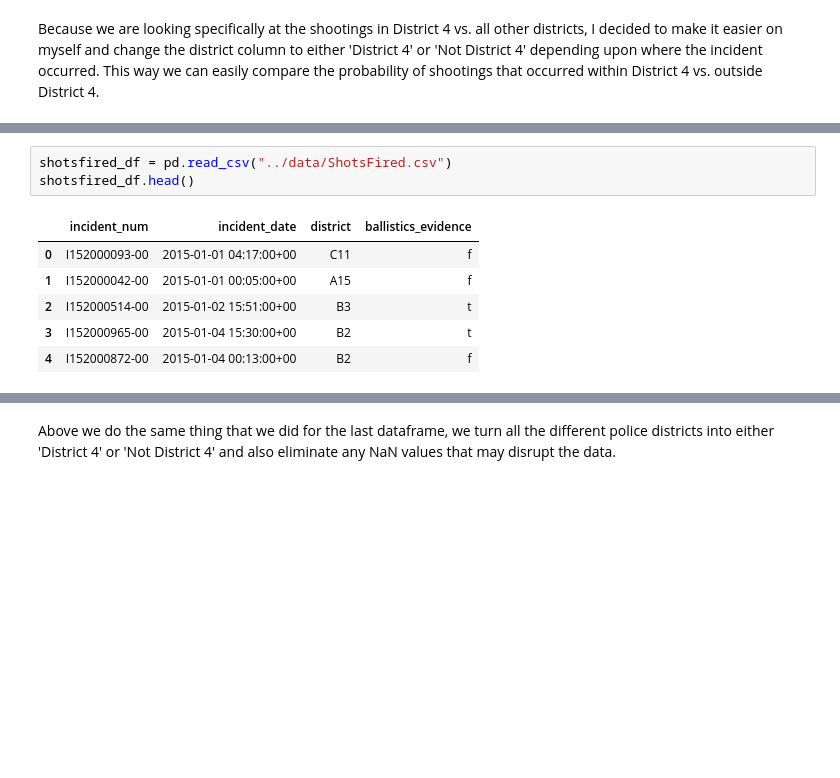
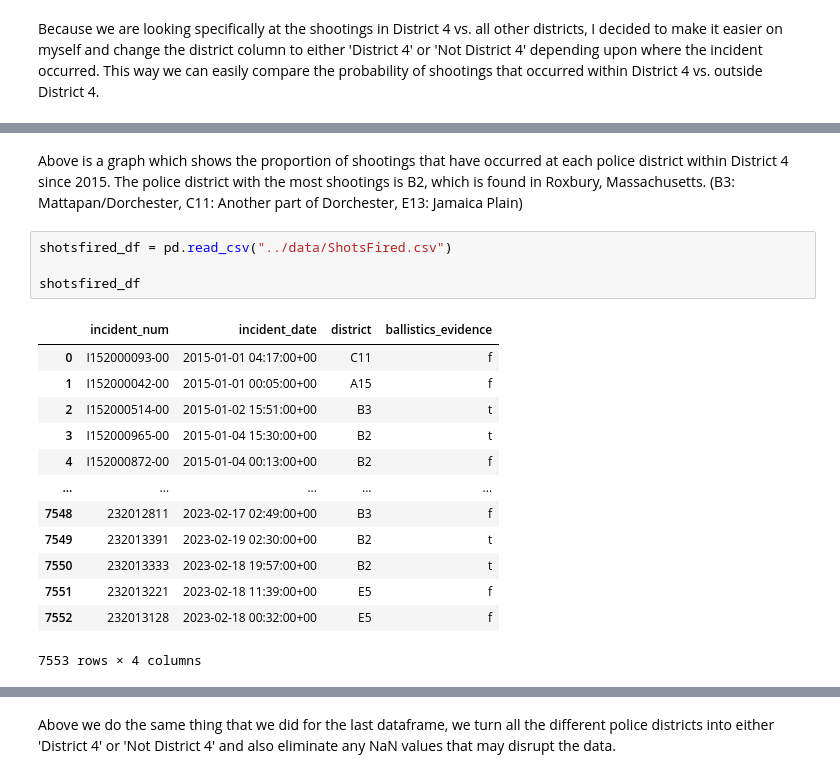
Before and after one commit to BU-Spark/ds-councilor-worrell-gun-violence, a Jupyter notebook: spring23-team-4/deliverables/gun_violence_PatW.ipynb, the cells around one changed output, grey strips where cells are left out. Saved outputs shown, nothing was run; the diff lists cells and outputs as text; blank space fills up the shorter version.

```diff
--- a/spring23-team-4/deliverables/gun_violence_PatW.ipynb
+++ b/spring23-team-4/deliverables/gun_violence_PatW.ipynb
@@ -63,10 +81,20 @@ Above is a bar graph that shows the information on shootings that have occurred
+# %% [markdown]
+Above is a graph which shows the proportion of shootings that have occurred at each police district within District 4 since 2015. The police district with the most shootings is B2, which is found in Roxbury, Massachusetts. (B3: Mattapan/Dorchester, C11: Another part of Dorchester, E13: Jamaica Plain)
 # %%
 shotsfired_df = pd.read_csv("../data/ShotsFired.csv")
-shotsfired_df.head()
+
+shotsfired_df
 # %% [output]
 |  | incident_num | incident_date | district | ballistics_evidence |
 | 0 | I152000093-00 | 2015-01-01 04:17:00+00 | C11 | f |
 | 1 | I152000042-00 | 2015-01-01 00:05:00+00 | A15 | f |
 | 2 | I152000514-00 | 2015-01-02 15:51:00+00 | B3 | t |
 | 3 | I152000965-00 | 2015-01-04 15:30:00+00 | B2 | t |
 | 4 | I152000872-00 | 2015-01-04 00:13:00+00 | B2 | f |
+| ... | ... | ... | ... | ... |
+| 7548 | 232012811 | 2023-02-17 02:49:00+00 | B3 | f |
+| 7549 | 232013391 | 2023-02-19 02:30:00+00 | B2 | t |
+| 7550 | 232013333 | 2023-02-18 19:57:00+00 | B2 | t |
+| 7551 | 232013221 | 2023-02-18 11:39:00+00 | E5 | f |
+| 7552 | 232013128 | 2023-02-18 00:32:00+00 | E5 | f |
+7553 rows × 4 columns
```
Also changed, not shown: parts of 10 cells of this notebook.
